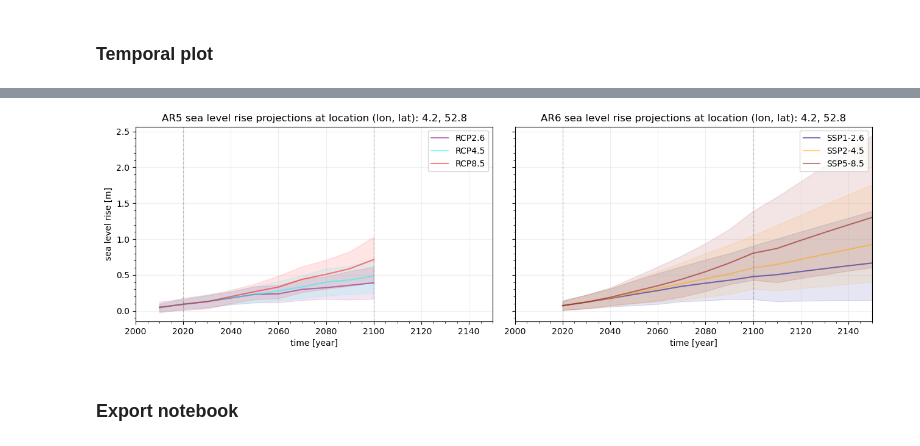
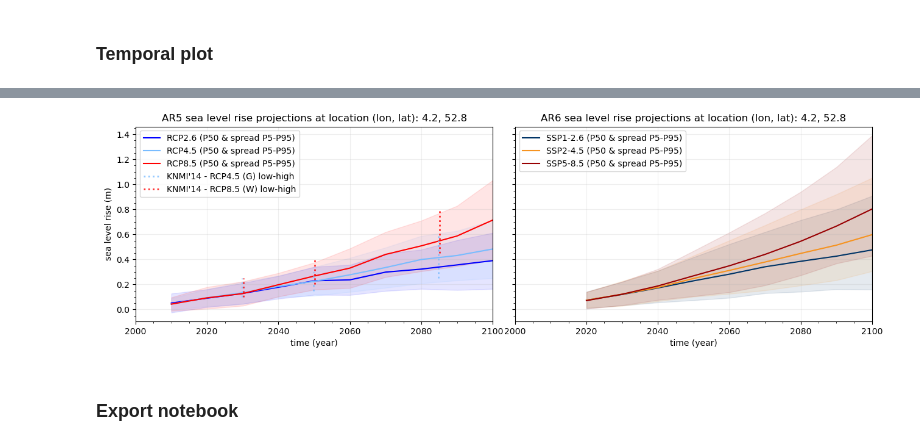
Before and after one commit to openearth/coclico-workbench, a Jupyter notebook: notebooks/IPCC_AR5_AR6_comparison.ipynb, the cells around one changed output, grey strips where cells are left out. Cells and saved outputs as stored; diff of their text form; code cells hidden in the pictures.

```diff
--- a/notebooks/IPCC_AR5_AR6_comparison.ipynb
+++ b/notebooks/IPCC_AR5_AR6_comparison.ipynb
@@ -304,6 +321,24 @@ point_geom = shapely.Point(point_location)
 # TODO: enable computing the mean of multiple cells in a polygon or specified set of points and show the SLR projection timeseries
 area_location = [4.4, 52.6, 5.4, 53]
 area_geom = shapely.box(*area_location)
+# %%
+# KNMI input (klimaatscenarios)
+
+# TODO: insert KNMI'23 data (Bart / Quirijn info)
+
+# 2014 data (related to AR5, in m)
+WGHL_2030l = 0.1
+WGHL_2030h = 0.25
+GLGH_2050l = 0.15
+GLGH_2050h = 0.3
+GLGH_2085l = 0.25
+GLGH_2085h = 0.6
+WLWH_2050l = 0.2
+WLWH_2050h = 0.4
+WLWH_2085l = 0.45
+WLWH_2085h = 0.8
+
+# 2023 data (related to AR6, in m)
 # %%
 # retrieve AR5 and AR6 data at above-defined location
 
@@ -348,7 +383,12 @@ df6 = pd.DataFrame(data=AR6_dict)
 %matplotlib ipympl
 # %matplotlib inline
 
-# TODO: trial to make use of ChatGPT functionality to make plot with text explanation (https://github.com/gventuri/pandas-ai/blob/main/Notebooks/Getting%20Started.ipynb)
+# TODO: incorporate historic sea level rise (observation) data?
+
+# toggles
+xmax = 2100
+ar5_disp_knmi14 = True
+ar6_disp_knmi14 = False
 
 # define figure
 fig, (ax1, ax2) = plt.subplots(1, 2, figsize=(13, 4), sharey=True, sharex=True)
@@ -357,28 +397,30 @@ plt.gcf().subplots_adjust(bottom=0.15)
 plt.gcf().subplots_adjust(left=0.05)
 ax = plt.gca()
 
-# specify colors for plots, different for AR5 & AR6 following official IPCC figures
-colorsAR5 = ["purple", "cyan", "red"]
-colorsAR6 = ["darkblue", "orange", "darkred"]
+# specify colors for plots, different for AR5 & AR6 following IPCC figures
+colors = pyam.plotting.PYAM_COLORS # official color package
+#pd.DataFrame({'name': list(colors.keys()), 'color': list(colors.values())})
+#colorsAR5 = [[0,52,102], [112,160,205], [149,27,30]]
+#colorsAR6 = [[23,60,102], [247,148,32], [149,27,30]]
 
 # AR5
-for idx, (scen, grp) in enumerate(df5.groupby(["CCS"])):  # group per scenario
+for idx, (scen, grp) in enumerate(df5[df5.YRS <= xmax].groupby(["CCS"])):  # group per scenario
     ens_list = list(grp.groupby("ENS"))
     ens_list[1][1].plot(
         kind="line",
         x="YRS",
         y="SLR",
-        label="RCP%s" % (scen[0][0] + "." + scen[0][1]),
-        color=colorsAR5[idx],
+        label="RCP%s (P50 & spread P5-P95)" % (scen[0][0] + "." + scen[0][1]),
+        color=colors["AR5-RCP-"+str(scen[0][0:-1]) + "." +str(scen[0][-1])],#np.array(colorsAR5[idx])/255,
         ax=ax1,
-        alpha=0.5,
+        alpha=1.0,
     )  # mean 50 percentile
     ax1.fill_between(
         ens_list[0][1].YRS,
         ens_list[0][1].SLR,
         ens_list[2][1].SLR,
         alpha=0.1,
-        color=colorsAR5[idx],
+        color=colors["AR5-RCP-"+str(scen[0][0:-1]) + "." +str(scen[0][-1])],#np.array(colorsAR5[idx])/255,
         interpolate=True,
     )  # 5-95th percentile shading
 
@@ -387,43 +429,62 @@ ax1.set_title(
 )
 ax1.xaxis.set_minor_locator(tck.AutoMinorLocator())
 ax1.yaxis.set_minor_locator(tck.AutoMinorLocator())
-ax1.axvline(2020, linestyle="--", color="k", linewidth=1, alpha=0.2)
-ax1.axvline(2100, linestyle="--", color="k", linewidth=1, alpha=0.2)
-ax1.set_xlim(2000, 2150)
+#ax1.axvline(2020, linestyle="--", color="k", linewidth=1, alpha=0.2)
+#ax1.axvline(2100, linestyle="--", color="k", linewidth=1, alpha=0.2)
+ax1.set_xlim(2000, xmax)
 ax1.grid(alpha=0.2)
-ax1.set_xlabel("time [year]")
-ax1.set_ylabel("sea level rise [m]")
+ax1.set_xlabel("time (year)")
+ax1.set_ylabel("sea level rise (m)")
+
+# KNMI'14 data
+if ar5_disp_knmi14:
+    ax1.vlines(x=2029.8, ymin=WGHL_2030l, ymax=WGHL_2030h, color=colors["AR5-RCP-4.5"], linewidth=2, linestyle=":", alpha=0.8, label="KNMI'14 - RCP4.5 (G) low-high")
+    ax1.vlines(x=2049.8, ymin=GLGH_2050l, ymax=GLGH_2050h, color=colors["AR5-RCP-4.5"], linewidth=2, linestyle=":", alpha=0.8)
+    ax1.vlines(x=2084.8, ymin=GLGH_2085l, ymax=GLGH_2085h, color=colors["AR5-RCP-4.5"], linewidth=2, linestyle=":", alpha=0.8)
+    ax1.vlines(x=2030.2, ymin=WGHL_2030l, ymax=WGHL_2030h, color=colors["AR5-RCP-8.5"], linewidth=2, linestyle=":", alpha=0.8, label="KNMI'14 - RCP8.5 (W) low-high")
+    ax1.vlines(x=2050.2, ymin=WLWH_2050l, ymax=WLWH_2050h, color=colors["AR5-RCP-8.5"], linewidth=2, linestyle=":", alpha=0.8)
+    ax1.vlines(x=2085.2, ymin=WLWH_2085l, ymax=WLWH_2085h, color=colors["AR5-RCP-8.5"], linewidth=2, linestyle=":", alpha=0.8)
+
+ax1.legend(loc="upper left")
 
 # AR6
-for idx, (scen, grp) in enumerate(df6.groupby(["CCS"])):  # group per scenario
+for idx, (scen, grp) in enumerate(df6[df6.YRS <= xmax].groupby(["CCS"])):  # group per scenario
     ens_list = list(grp.groupby("ENS"))
     ens_list[1][1].plot(
         kind="line",
         x="YRS",
         y="SLR",
-        label="SSP%s" % (scen[0][0:3] + "." + scen[0][3]),
-        color=colorsAR6[idx],
+        label="SSP%s (P50 & spread P5-P95)" % (scen[0][0:3] + "." + scen[0][3]),
+        color=colors["AR6-SSP"+str(scen[0][0:-1]) + "." +str(scen[0][-1])],#np.array(colorsAR6[idx])/255,
         ax=ax2,
-        alpha=0.5,
+        alpha=1.0,
     )  # mean 50 percentile
     ax2.fill_between(
         ens_list[0][1].YRS,
         ens_list[0][1].SLR,
         ens_list[2][1].SLR,
         alpha=0.1,
-        color=colorsAR6[idx],
+        color=colors["AR6-SSP"+str(scen[0][0:-1]) + "." +str(scen[0][-1])],#np.array(colorsAR6[idx])/255,
         interpolate=True,
     )  # 5-95th percentile shading
 
 ax2.set_title(
     "AR6 sea level rise projections at location (lon, lat): %s, %s" % (point_location[0], point_location[1])
 )
-ax2.xaxis.set_minor_locator(tck.AutoMinorLocator())
-ax2.yaxis.set_minor_locator(tck.AutoMinorLocator())
-ax2.axvline(2020, linestyle="--", color="k", linewidth=1, alpha=0.2)
-ax2.axvline(2100, linestyle="--", color="k", linewidth=1, alpha=0.2)
-ax1.set_xlim(2000, 2150)
+
+#ax2.axvline(2020, linestyle="--", color="k", linewidth=1, alpha=0.2)
+#ax2.axvline(2100, linestyle="--", color="k", linewidth=1, alpha=0.2)
 ax2.grid(alpha=0.2)
-ax2.set_xlabel("time [year]")
-ax2.set_ylabel("sea level rise [m]");
+ax2.set_xlabel("time (year)")
+
+# KNMI'14 data
+if ar6_disp_knmi14:
+    ax2.vlines(x=2029.8, ymin=WGHL_2030l, ymax=WGHL_2030h, color='cyan', linewidth=2, linestyle=":", alpha=0.8, label="KNMI'14 - RCP4.5 (G) low-high")
+    ax2.vlines(x=2030.2, ymin=WGHL_2030l, ymax=WGHL_2030h, color='red', linewidth=2, linestyle=":", alpha=0.8, label="KNMI'14 - RCP8.5 (W) low-high")
+    ax2.vlines(x=2049.8, ymin=GLGH_2050l, ymax=GLGH_2050h, color='cyan', linewidth=2, linestyle=":", alpha=0.8)
+    ax2.vlines(x=2084.8, ymin=GLGH_2085l, ymax=GLGH_2085h, color='cyan', linewidth=2, linestyle=":", alpha=0.8)
+    ax2.vlines(x=2050.2, ymin=WLWH_2050l, ymax=WLWH_2050h, color='red', linewidth=2, linestyle=":", alpha=0.8)
+    ax2.vlines(x=2085.2, ymin=WLWH_2085l, ymax=WLWH_2085h, color='red', linewidth=2, linestyle=":", alpha=0.8)
+
+ax2.legend(loc="upper left")
 # %% [output]
@@ -430 +492 @@ ax2.set_ylabel("sea level rise [m]");
-[figure, old version]
+[figure, new version]
```
Also changed, not shown: parts of 11 cells of this notebook, 1 other file.
